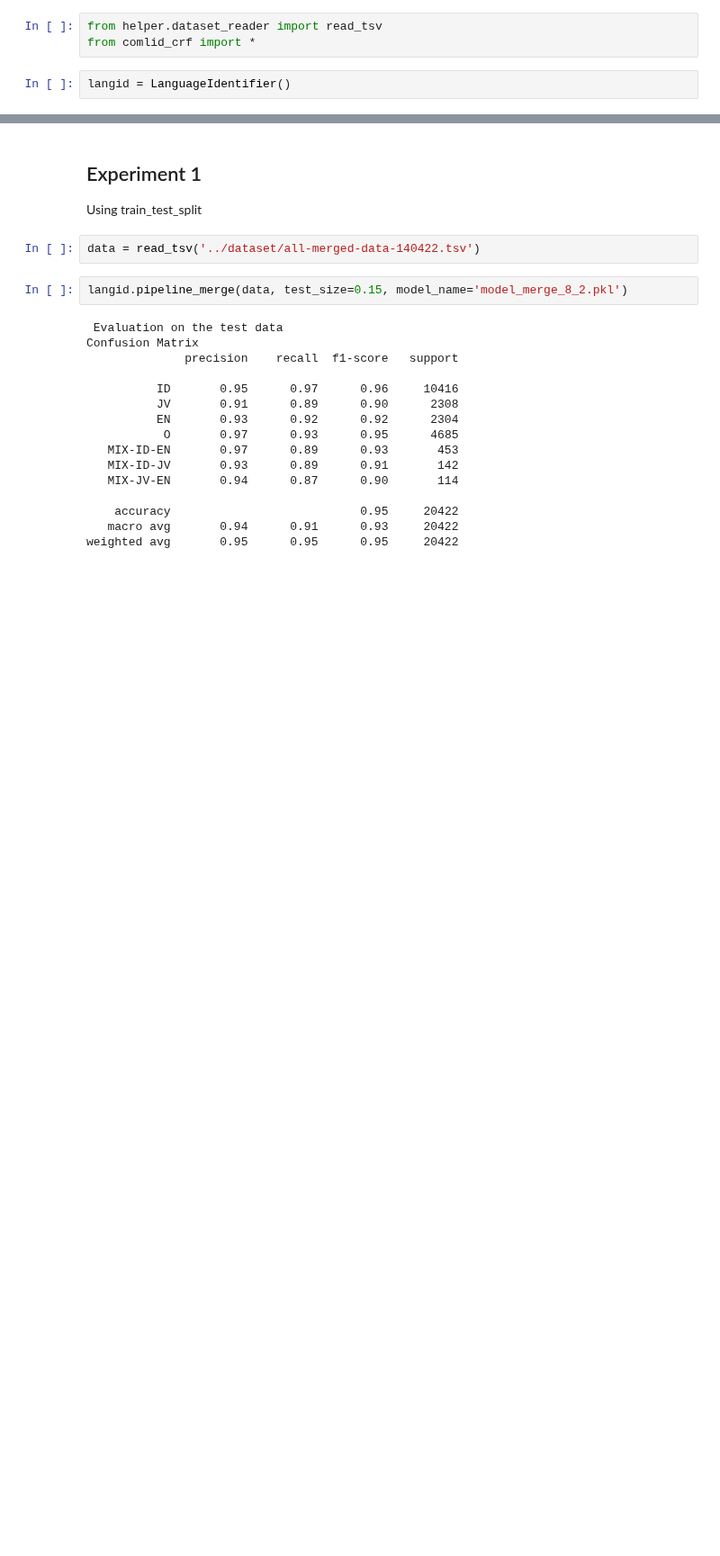
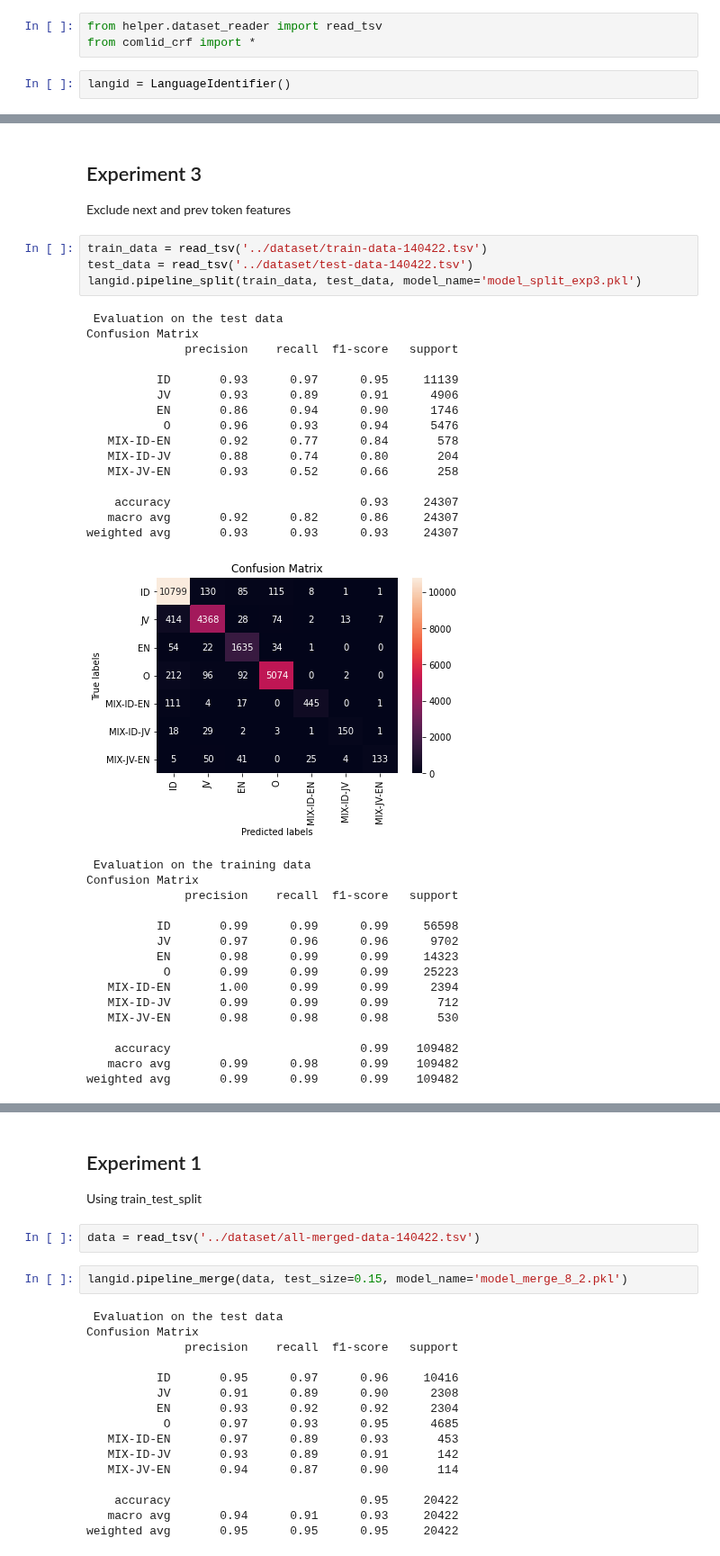
Before and after one commit to fathanick/Word-level-Indonesian-Javanese-English-code-mixed-language-identification, a Jupyter notebook: crf/comlid_crf.ipynb, the cells around one changed output, grey strips where cells are left out. Shown at 90% size. Cells and saved outputs as stored; diff of their text form; blank space fills up the shorter version.

```diff
--- a/crf/comlid_crf.ipynb
+++ b/crf/comlid_crf.ipynb
@@ -5,0 +124,40 @@ langid = LanguageIdentifier()
+# %% [markdown]
+## Experiment 3
+
+Exclude next and prev token features
+# %%
+train_data = read_tsv('../dataset/train-data-140422.tsv')
+test_data = read_tsv('../dataset/test-data-140422.tsv')
+langid.pipeline_split(train_data, test_data, model_name='model_split_exp3.pkl')
+# %% [output]
+ Evaluation on the test data
+Confusion Matrix
+              precision    recall  f1-score   support
+
+          ID       0.93      0.97      0.95     11139
+          JV       0.93      0.89      0.91      4906
+          EN       0.86      0.94      0.90      1746
+           O       0.96      0.93      0.94      5476
+   MIX-ID-EN       0.92      0.77      0.84       578
+   MIX-ID-JV       0.88      0.74      0.80       204
+   MIX-JV-EN       0.93      0.52      0.66       258
+
+    accuracy                           0.93     24307
+   macro avg       0.92      0.82      0.86     24307
+weighted avg       0.93      0.93      0.93     24307
+[figure, added]
+ Evaluation on the training data
+Confusion Matrix
+              precision    recall  f1-score   support
+
+          ID       0.99      0.99      0.99     56598
+          JV       0.97      0.96      0.96      9702
+          EN       0.98      0.99      0.99     14323
+           O       0.99      0.99      0.99     25223
+   MIX-ID-EN       1.00      0.99      0.99      2394
+   MIX-ID-JV       0.99      0.99      0.99       712
+   MIX-JV-EN       0.98      0.98      0.98       530
+
+    accuracy                           0.99    109482
+   macro avg       0.99      0.98      0.99    109482
+weighted avg       0.99      0.99      0.99    109482
```
Also changed, not shown: parts of 5 cells of this notebook, 5 other files.
